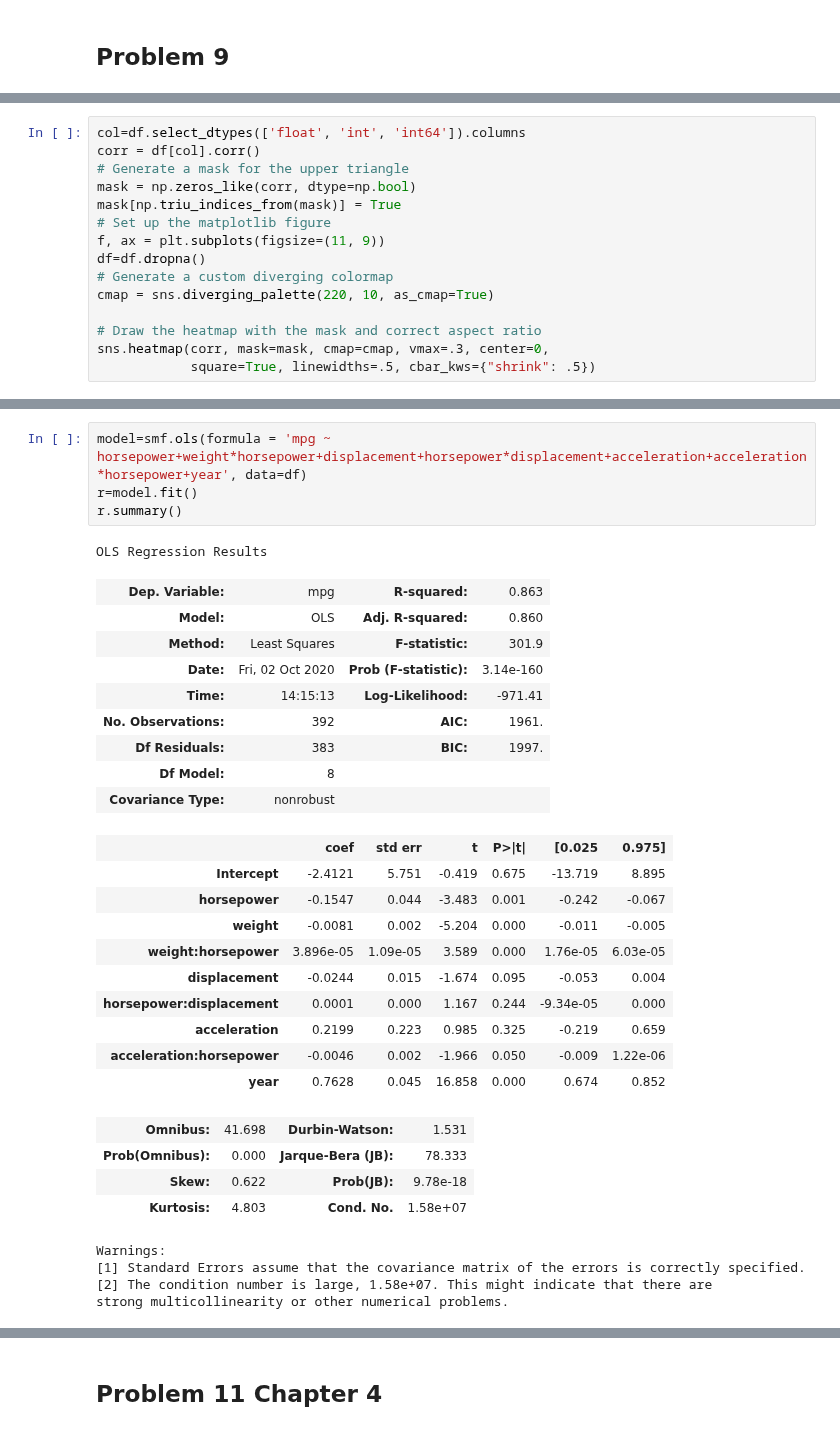
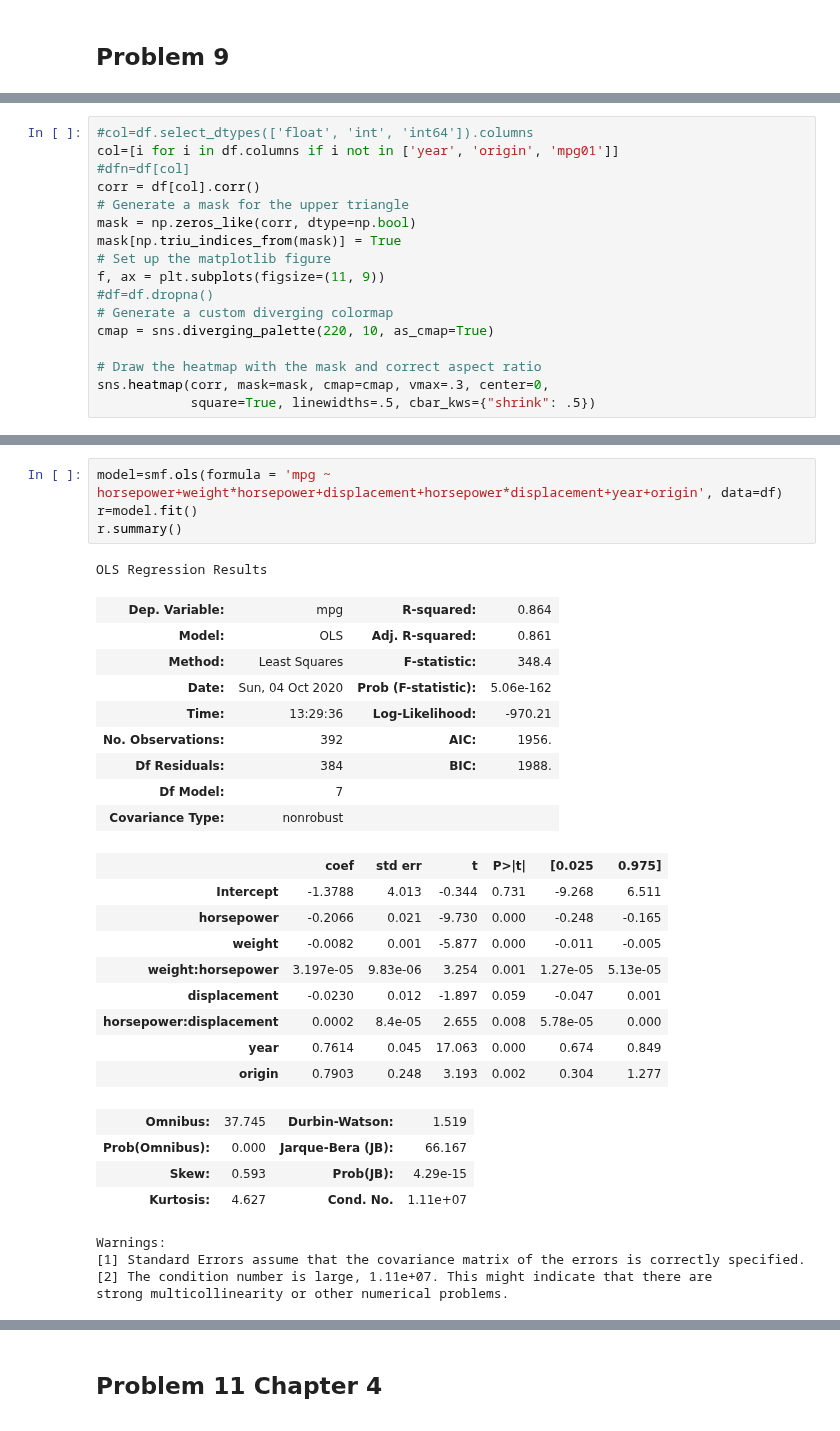
Before and after one commit to kuzn137/Statistical_problems, a Jupyter notebook: Ch3&4&6&7Py.ipynb, the cells around one changed output, grey strips where cells are left out. Saved outputs shown, nothing was run; the diff lists cells and outputs as text.

```diff
--- a/Ch3&4&6&7Py.ipynb
+++ b/Ch3&4&6&7Py.ipynb
@@ -125,12 +137,14 @@ strong multicollinearity or other numerical problems.
 # %%
-col=df.select_dtypes(['float', 'int', 'int64']).columns
+#col=df.select_dtypes(['float', 'int', 'int64']).columns
+col=[i for i in df.columns if i not in ['year', 'origin', 'mpg01']]
+#dfn=df[col]
 corr = df[col].corr()
 # Generate a mask for the upper triangle
 mask = np.zeros_like(corr, dtype=np.bool)
 mask[np.triu_indices_from(mask)] = True
 # Set up the matplotlib figure
 f, ax = plt.subplots(figsize=(11, 9))
-df=df.dropna()
+#df=df.dropna()
 # Generate a custom diverging colormap
 cmap = sns.diverging_palette(220, 10, as_cmap=True)
 
@@ -260,33 +261,32 @@ sm.stats.anova_lm(r)
 # %%
-model=smf.ols(formula = 'mpg ~ horsepower+weight*horsepower+displacement+horsepower*displacement+acceleration+acceleration*horsepower+year', data=df)
+model=smf.ols(formula = 'mpg ~ horsepower+weight*horsepower+displacement+horsepower*displacement+year+origin', data=df)
 r=model.fit()
 r.summary()
 # %% [output]
 OLS Regression Results
-| Dep. Variable: | mpg | R-squared: | 0.863 |
-| Model: | OLS | Adj. R-squared: | 0.860 |
-| Method: | Least Squares | F-statistic: | 301.9 |
-| Date: | Fri, 02 Oct 2020 | Prob (F-statistic): | 3.14e-160 |
-| Time: | 14:15:13 | Log-Likelihood: | -971.41 |
-| No. Observations: | 392 | AIC: | 1961. |
-| Df Residuals: | 383 | BIC: | 1997. |
-| Df Model: | 8 |  |  |
+| Dep. Variable: | mpg | R-squared: | 0.864 |
+| Model: | OLS | Adj. R-squared: | 0.861 |
+| Method: | Least Squares | F-statistic: | 348.4 |
+| Date: | Sun, 04 Oct 2020 | Prob (F-statistic): | 5.06e-162 |
+| Time: | 13:29:36 | Log-Likelihood: | -970.21 |
+| No. Observations: | 392 | AIC: | 1956. |
+| Df Residuals: | 384 | BIC: | 1988. |
+| Df Model: | 7 |  |  |
 | Covariance Type: | nonrobust |  |  |
 |  | coef | std err | t | P>|t| | [0.025 | 0.975] |
-| Intercept | -2.4121 | 5.751 | -0.419 | 0.675 | -13.719 | 8.895 |
-| horsepower | -0.1547 | 0.044 | -3.483 | 0.001 | -0.242 | -0.067 |
-| weight | -0.0081 | 0.002 | -5.204 | 0.000 | -0.011 | -0.005 |
-| weight:horsepower | 3.896e-05 | 1.09e-05 | 3.589 | 0.000 | 1.76e-05 | 6.03e-05 |
-| displacement | -0.0244 | 0.015 | -1.674 | 0.095 | -0.053 | 0.004 |
-| horsepower:displacement | 0.0001 | 0.000 | 1.167 | 0.244 | -9.34e-05 | 0.000 |
-| acceleration | 0.2199 | 0.223 | 0.985 | 0.325 | -0.219 | 0.659 |
-| acceleration:horsepower | -0.0046 | 0.002 | -1.966 | 0.050 | -0.009 | 1.22e-06 |
-| year | 0.7628 | 0.045 | 16.858 | 0.000 | 0.674 | 0.852 |
+| Intercept | -1.3788 | 4.013 | -0.344 | 0.731 | -9.268 | 6.511 |
+| horsepower | -0.2066 | 0.021 | -9.730 | 0.000 | -0.248 | -0.165 |
+| weight | -0.0082 | 0.001 | -5.877 | 0.000 | -0.011 | -0.005 |
+| weight:horsepower | 3.197e-05 | 9.83e-06 | 3.254 | 0.001 | 1.27e-05 | 5.13e-05 |
+| displacement | -0.0230 | 0.012 | -1.897 | 0.059 | -0.047 | 0.001 |
+| horsepower:displacement | 0.0002 | 8.4e-05 | 2.655 | 0.008 | 5.78e-05 | 0.000 |
+| year | 0.7614 | 0.045 | 17.063 | 0.000 | 0.674 | 0.849 |
+| origin | 0.7903 | 0.248 | 3.193 | 0.002 | 0.304 | 1.277 |
-| Omnibus: | 41.698 | Durbin-Watson: | 1.531 |
-| Prob(Omnibus): | 0.000 | Jarque-Bera (JB): | 78.333 |
-| Skew: | 0.622 | Prob(JB): | 9.78e-18 |
-| Kurtosis: | 4.803 | Cond. No. | 1.58e+07 |
+| Omnibus: | 37.745 | Durbin-Watson: | 1.519 |
+| Prob(Omnibus): | 0.000 | Jarque-Bera (JB): | 66.167 |
+| Skew: | 0.593 | Prob(JB): | 4.29e-15 |
+| Kurtosis: | 4.627 | Cond. No. | 1.11e+07 |
 Warnings:
 [1] Standard Errors assume that the covariance matrix of the errors is correctly specified.
-[2] The condition number is large, 1.58e+07. This might indicate that there are
+[2] The condition number is large, 1.11e+07. This might indicate that there are
 strong multicollinearity or other numerical problems.
```
Also changed, not shown: parts of 31 cells of this notebook.
